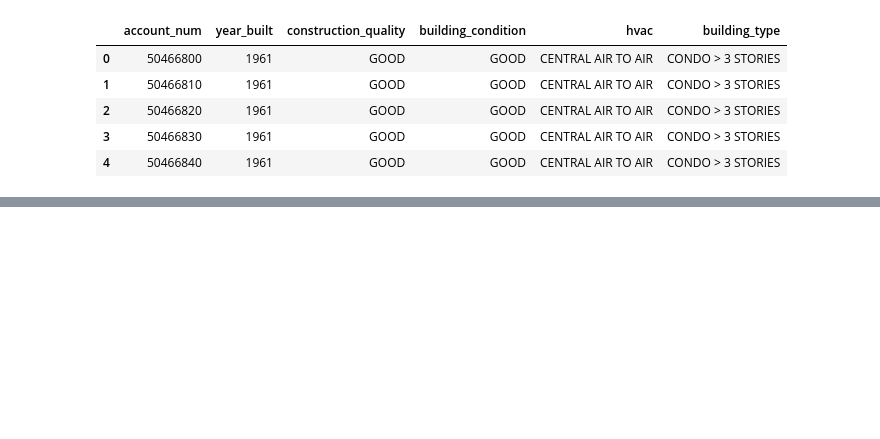
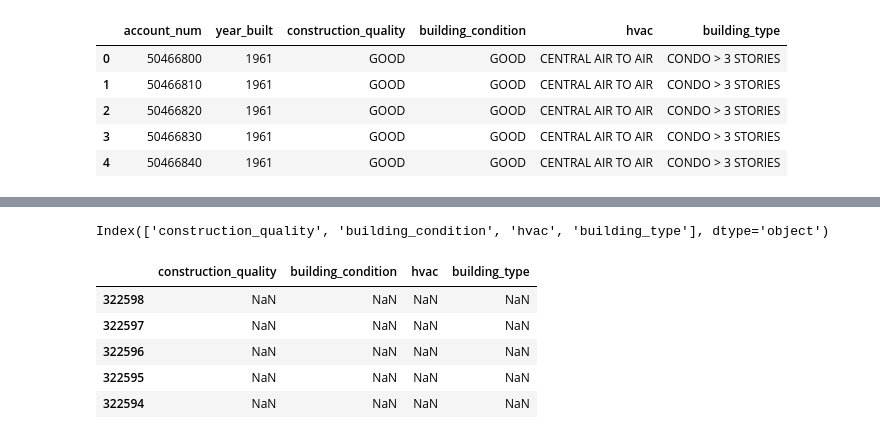
Before and after one commit to barrettdalbec/Alexandria-Personal-Project, a Jupyter notebook: Data Analysis/Data Analysis.ipynb, the cells around one changed output, grey strips where cells are left out. Cells and saved outputs as stored; diff of their text form; code cells hidden in the pictures; blank space fills up the shorter version.

```diff
--- a/Data Analysis/Data Analysis.ipynb
+++ b/Data Analysis/Data Analysis.ipynb
@@ -199,0 +245,5 @@ master_df[~master_df['sale_month'].isna()]
+# %%
+cat_df = master_df[['construction_quality', 'building_condition', 'hvac', 'building_type']]
+cat_df.columns
+# %% [output]
+Index(['construction_quality', 'building_condition', 'hvac', 'building_type'], dtype='object')
@@ -199,0 +252,9 @@ master_df[~master_df['sale_month'].isna()]
+# %%
+cat_df[cat_df.isna() == True].head()
+# %% [output]
+|  | construction_quality | building_condition | hvac | building_type |
+| 322598 | NaN | NaN | NaN | NaN |
+| 322597 | NaN | NaN | NaN | NaN |
+| 322596 | NaN | NaN | NaN | NaN |
+| 322595 | NaN | NaN | NaN | NaN |
+| 322594 | NaN | NaN | NaN | NaN |
```
Also changed, not shown: parts of 23 cells of this notebook.
